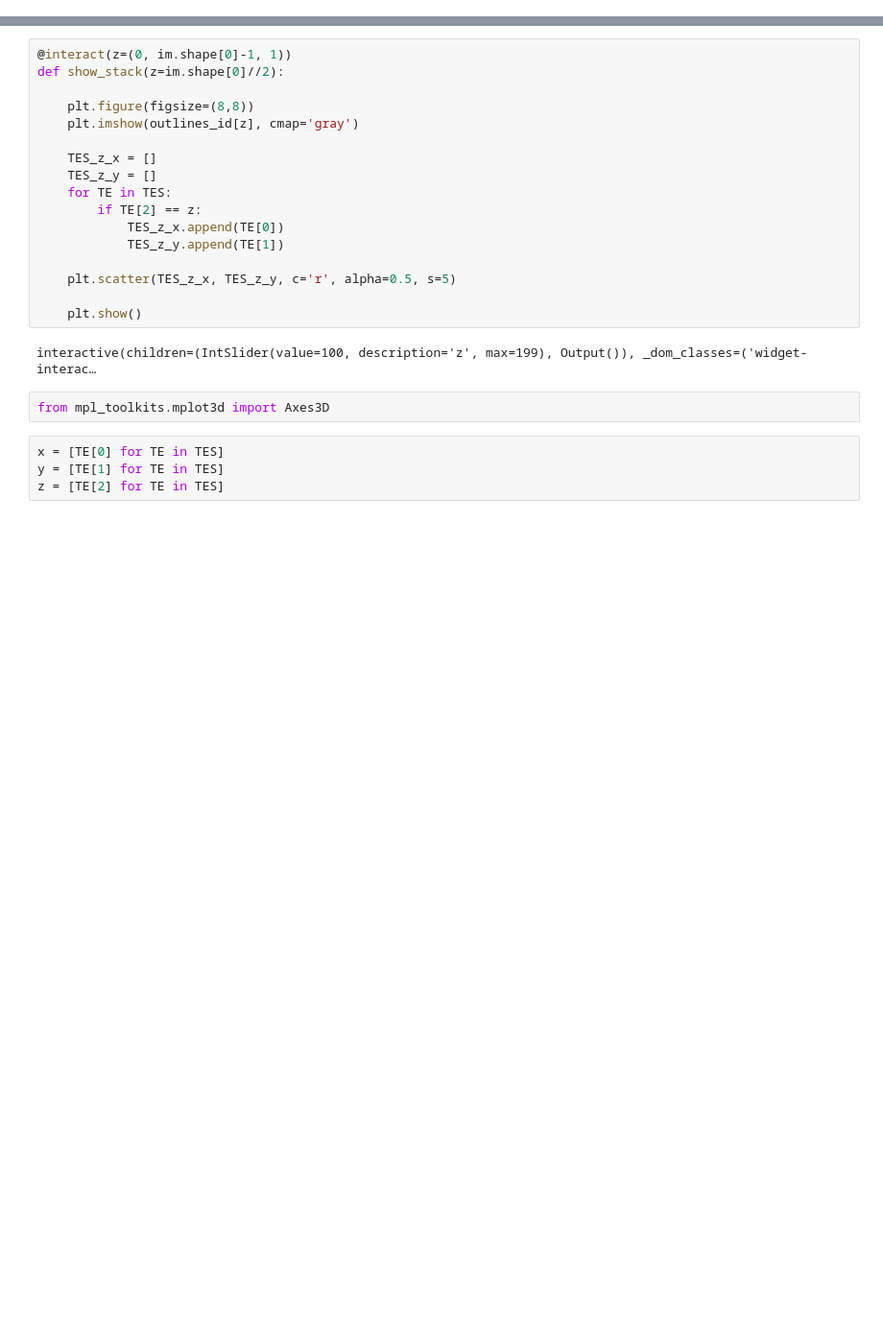
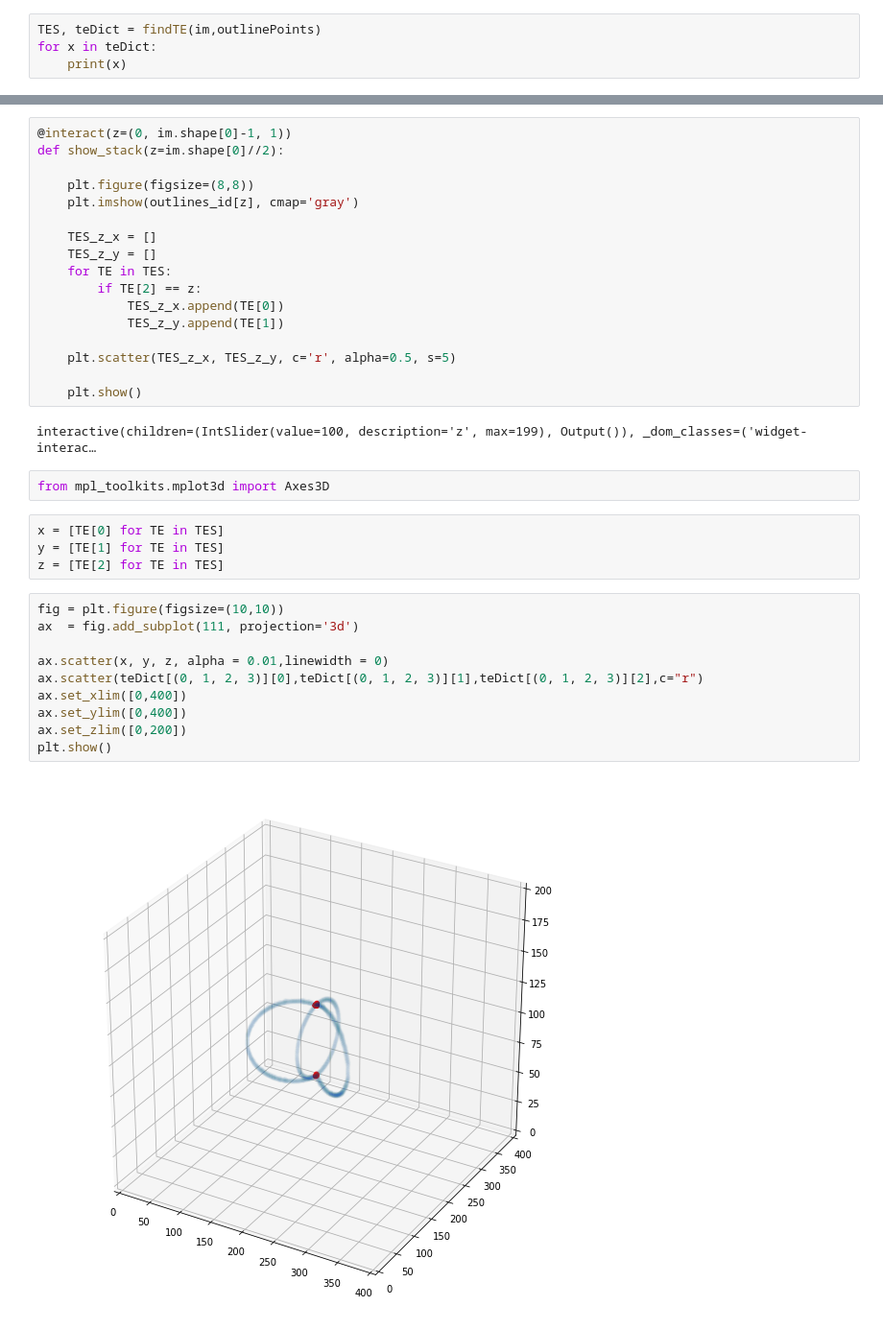
Before and after one commit to amarallab/pyCFI, a Jupyter notebook: notebooks/dev_anglesH.ipynb, the cells around one changed output, grey strips where cells are left out. Shown: that part at 96% size. Saved outputs shown, nothing was run; the diff lists cells and outputs as text; blank space fills up the shorter version.

Commit message:
plotted the teDict

```diff
--- a/notebooks/dev_anglesH.ipynb
+++ b/notebooks/dev_anglesH.ipynb
@@ -76,0 +89,4 @@ for plane in range(len(im)):
+# %%
+TES, teDict = findTE(im,outlinePoints)
+for x in teDict:
+    print(x)
@@ -107,3 +132,15 @@ from mpl_toolkits.mplot3d import Axes3D
 x = [TE[0] for TE in TES]
 y = [TE[1] for TE in TES]
 z = [TE[2] for TE in TES]
+# %%
+fig = plt.figure(figsize=(10,10))
+ax  = fig.add_subplot(111, projection='3d')
+
+ax.scatter(x, y, z, alpha = 0.01,linewidth = 0)
+ax.scatter(teDict[(0, 1, 2, 3)][0],teDict[(0, 1, 2, 3)][1],teDict[(0, 1, 2, 3)][2],c="r")
+ax.set_xlim([0,400])
+ax.set_ylim([0,400])
+ax.set_zlim([0,200])
+plt.show()
+# %% [output]
+[figure, added]
```
Also changed, not shown: parts of 8 cells of this notebook.
